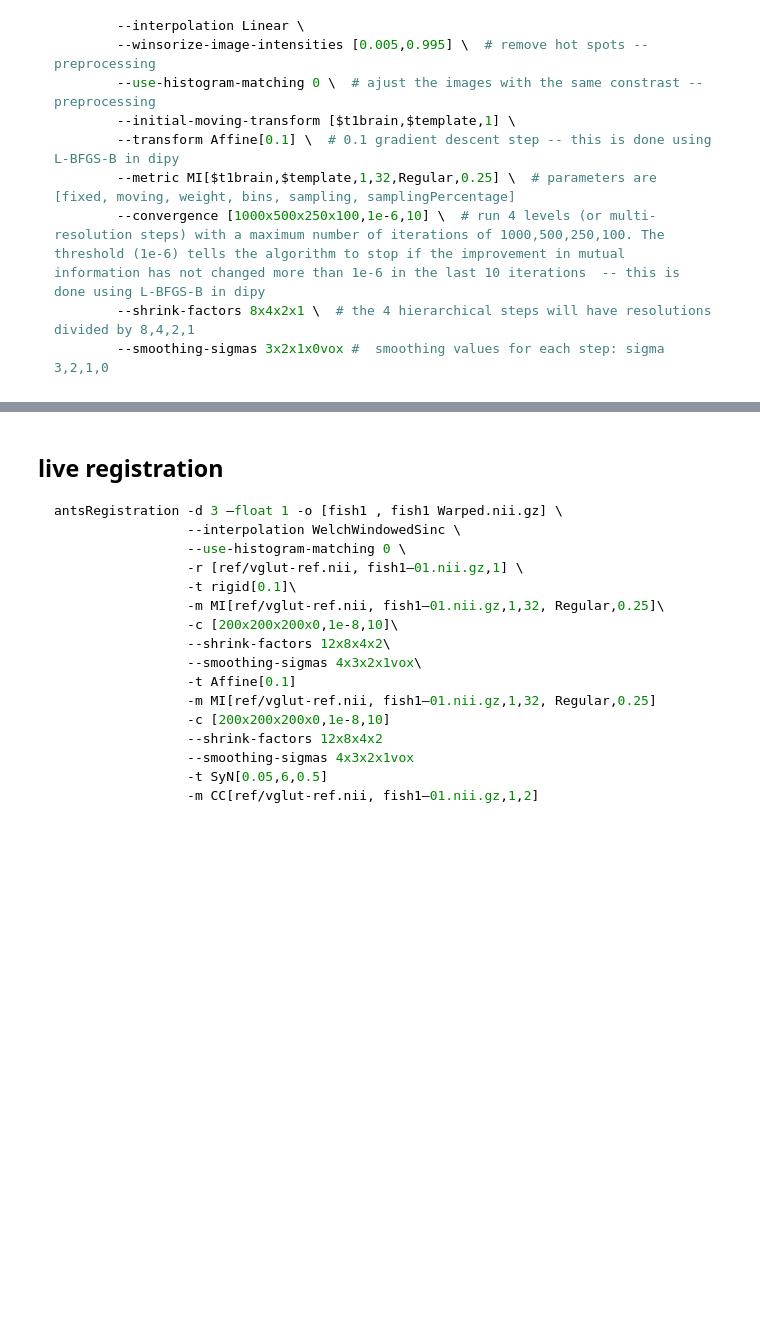
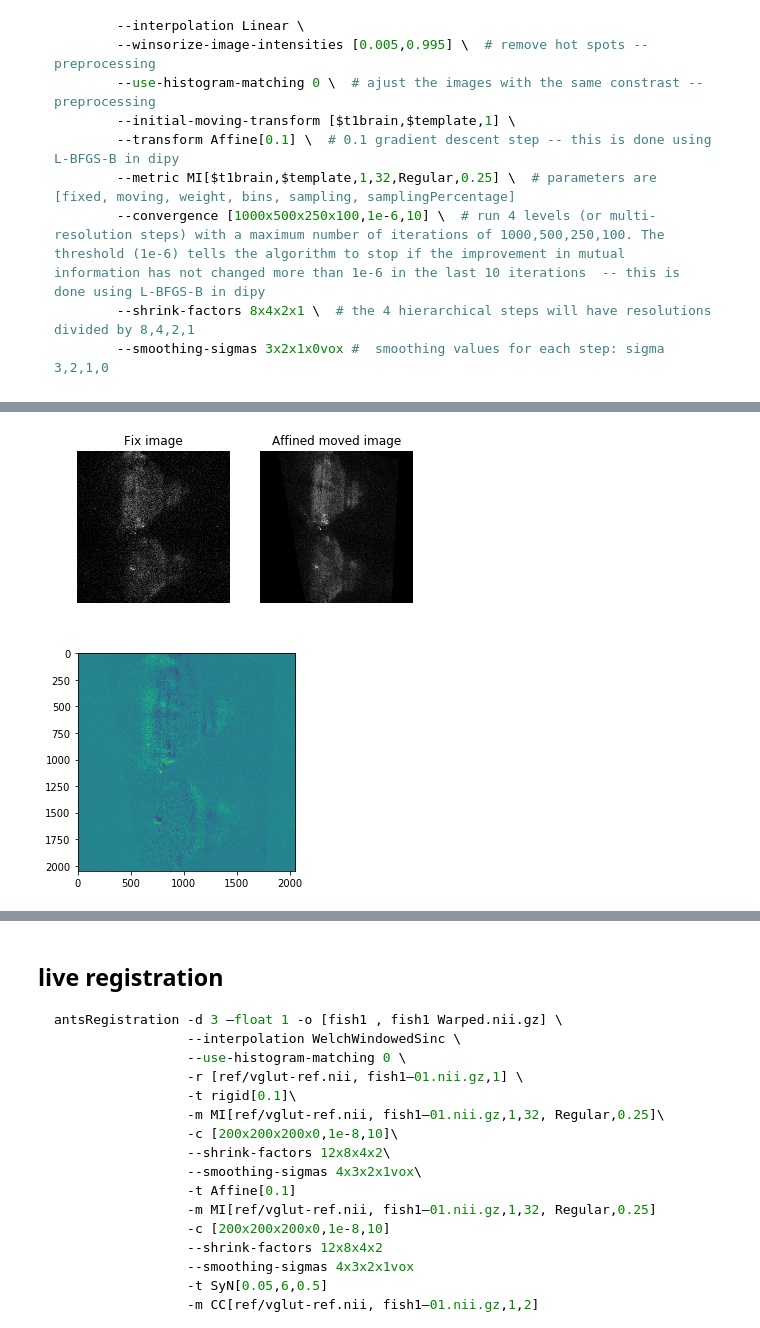
Before and after one commit to zqwei/fish_processing, a Jupyter notebook: imageRegistration/registration.ipynb, the cells around one changed output, grey strips where cells are left out. Drawn from its saved outputs; the diff is of its cells as text; code cells hidden in the pictures; blank space fills up the shorter version.

Commit message:
update affine registration using dipy

```diff
--- a/imageRegistration/registration.ipynb
+++ b/imageRegistration/registration.ipynb
@@ -90 +81,7 @@ fix = imread('fix.tif', as_grey=True)
+# %%
+from pixelwiseDenoising.simpleDenioseTool import simpleDN
+fix = simpleDN(fix, '../pixelwiseDenoising/gainMat20180208')
+# %%
+tform = tf.AffineTransform(translation=(0, 300), rotation=-np.pi/10)
+move = tf.warp(fix, tform)
 # %%
@@ -102,3 +100,3 @@ plt.show()
 # %%
 %%time
-out_affine = estimate_affine(fix, move, trans_key ='rigid')
+out_affine = estimate_affine(fix, move, trans_key ='affine')
@@ -109,13 +106,18 @@ out_ = dipyio.load_pickle('affine')
 # %%
-warped_ = out_.transform(move)
+warped_ = out_affine.transform(move)
 f, (ax1, ax2) = plt.subplots(1, 2)
 ax1.imshow(fix, cmap='gray')
 ax1.set_title('Fix image')
 ax1.axis('off')
 ax2.imshow(warped_, cmap='gray')
 ax2.set_title('Affined moved image')
 ax2.axis('off')
 plt.show()
+plt.imshow(fix - warped_)
+plt.show()
+# %% [output]
+[figure, added]
+[figure, added]
 # %% [markdown]
 ## Inter-modal registration
 
```
Also changed, not shown: parts of 9 cells of this notebook, 3 other files.
